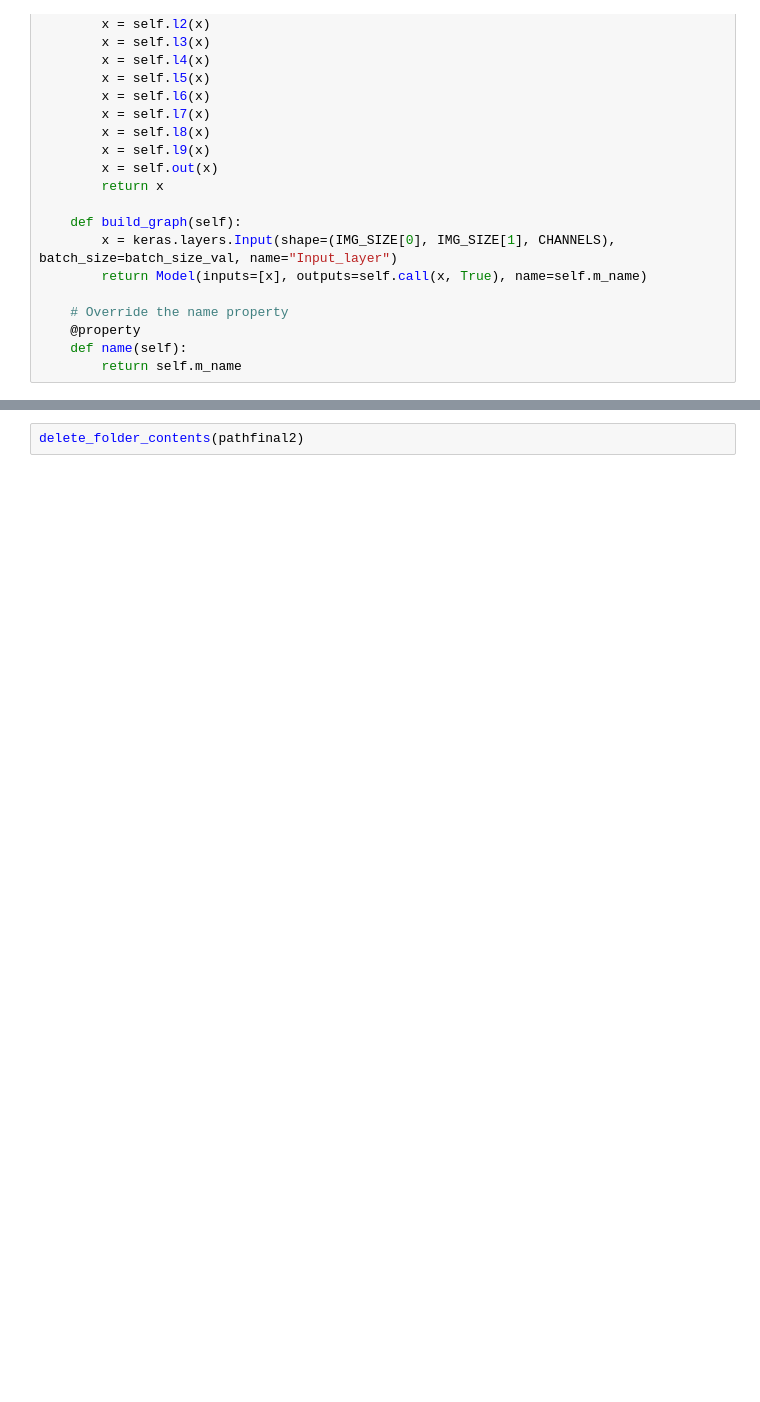
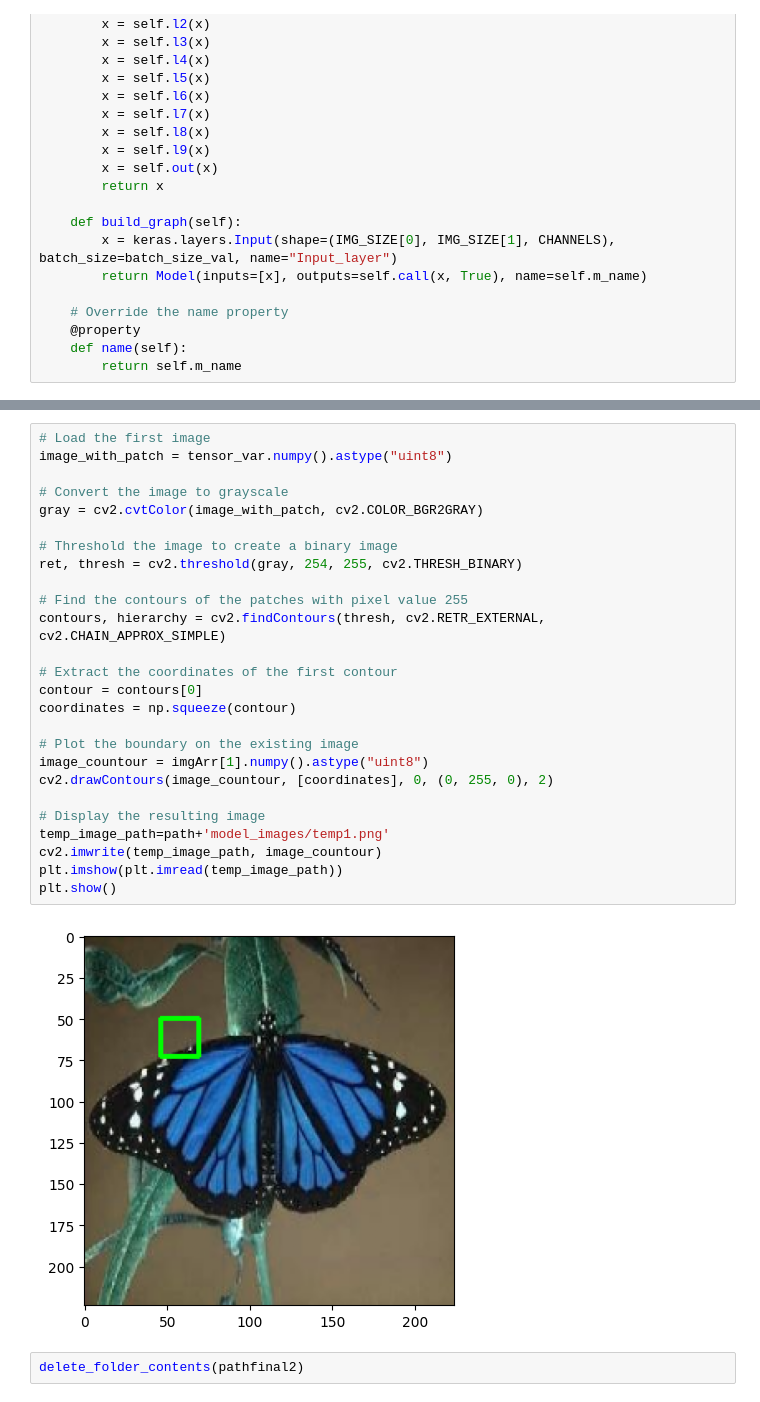
Before and after one commit to yashgupta1299/Object-Insight, a Jupyter notebook: a.ipynb, the cells around one changed output, grey strips where cells are left out. Drawn from its saved outputs; the diff is of its cells as text; blank space fills up the shorter version.

```diff
--- a/a.ipynb
+++ b/a.ipynb
@@ -712,2 +765,30 @@ Test Accuracy for model: 80.00%
+# %%
+# Load the first image
+image_with_patch = tensor_var.numpy().astype("uint8")
+
+# Convert the image to grayscale
+gray = cv2.cvtColor(image_with_patch, cv2.COLOR_BGR2GRAY)
+
+# Threshold the image to create a binary image
+ret, thresh = cv2.threshold(gray, 254, 255, cv2.THRESH_BINARY)
+
+# Find the contours of the patches with pixel value 255
+contours, hierarchy = cv2.findContours(thresh, cv2.RETR_EXTERNAL, cv2.CHAIN_APPROX_SIMPLE)
+
+# Extract the coordinates of the first contour
+contour = contours[0]
+coordinates = np.squeeze(contour)
+
+# Plot the boundary on the existing image
+image_countour = imgArr[1].numpy().astype("uint8")
+cv2.drawContours(image_countour, [coordinates], 0, (0, 255, 0), 2)
+
+# Display the resulting image
+temp_image_path=path+'model_images/temp1.png'
+cv2.imwrite(temp_image_path, image_countour)
+plt.imshow(plt.imread(temp_image_path))
+plt.show()
+# %% [output]
+[figure, added]
 # %%
 delete_folder_contents(pathfinal2)
```
Also changed, not shown: parts of 12 cells of this notebook, 9 other files.
